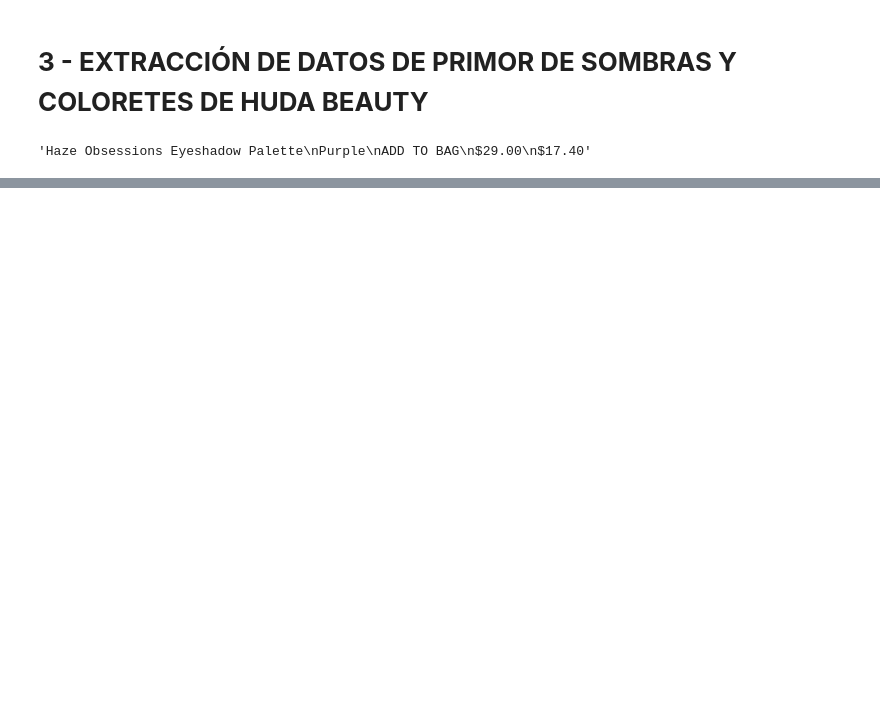
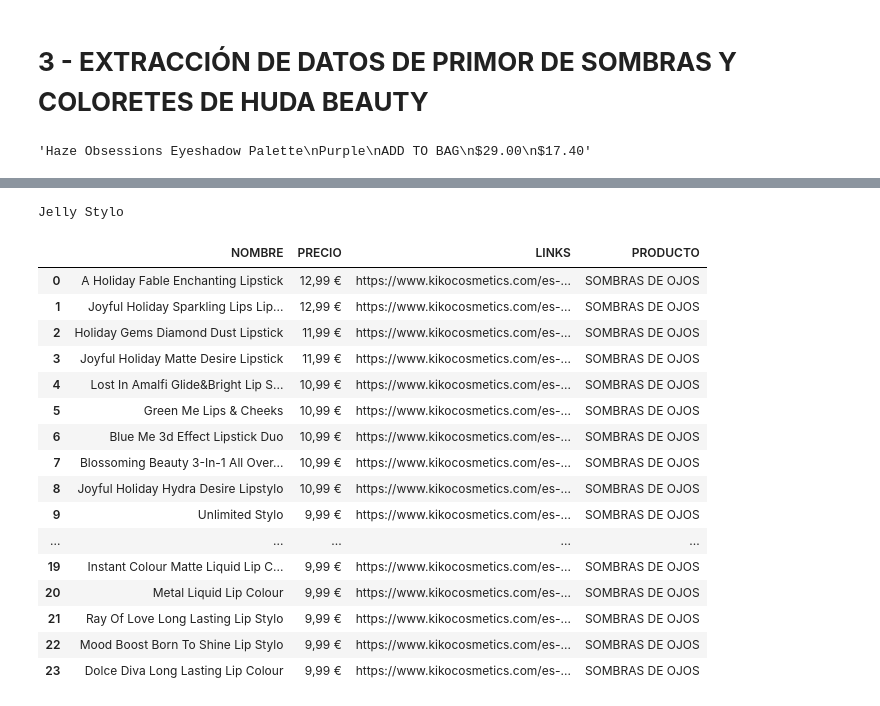
Before and after one commit to rciomoreno/PROYECTO-FINAL-IRONHACK, a Jupyter notebook: SCRAPPING DATOS PRODUCTOS.ipynb, the cells around one changed output, grey strips where cells are left out. Cells and saved outputs as stored; diff of their text form; code cells hidden in the pictures; blank space fills up the shorter version.

```diff
--- a/SCRAPPING DATOS PRODUCTOS.ipynb
+++ b/SCRAPPING DATOS PRODUCTOS.ipynb
@@ -552,0 +658,10 @@ labios_ud
+# %%
+link2 =  driver.find_elements(By.PARTIAL_LINK_TEXT, 'Unlimited')
+link3 =  driver.find_elements(By.PARTIAL_LINK_TEXT, 'Stick')
+link4 = driver.find_elements(By.PARTIAL_LINK_TEXT, 'Pearly')
+link5 = driver.find_elements(By.PARTIAL_LINK_TEXT, 'Jelly')
+# %%
+for e in link5:
+    print(e.text)
+# %% [output]
+Jelly Stylo
@@ -552,0 +733,24 @@ labios_ud
+# %%
+URL = 'https://www.kikocosmetics.com/es-es/maquillaje/labios.html'
+# %%
+labios_kiko = extraer(URL)
+# %%
+labios_kiko
+# %% [output]
+|  | NOMBRE | PRECIO | LINKS | PRODUCTO |
+| 0 | A Holiday Fable Enchanting Lipstick | 12,99 € | https://www.kikocosmetics.com/es-... | SOMBRAS DE OJOS |
+| 1 | Joyful Holiday Sparkling Lips Lip... | 12,99 € | https://www.kikocosmetics.com/es-... | SOMBRAS DE OJOS |
+| 2 | Holiday Gems Diamond Dust Lipstick | 11,99 € | https://www.kikocosmetics.com/es-... | SOMBRAS DE OJOS |
+| 3 | Joyful Holiday Matte Desire Lipstick | 11,99 € | https://www.kikocosmetics.com/es-... | SOMBRAS DE OJOS |
+| 4 | Lost In Amalfi Glide&Bright Lip S... | 10,99 € | https://www.kikocosmetics.com/es-... | SOMBRAS DE OJOS |
+| 5 | Green Me Lips & Cheeks | 10,99 € | https://www.kikocosmetics.com/es-... | SOMBRAS DE OJOS |
+| 6 | Blue Me 3d Effect Lipstick Duo | 10,99 € | https://www.kikocosmetics.com/es-... | SOMBRAS DE OJOS |
+| 7 | Blossoming Beauty 3-In-1 All Over... | 10,99 € | https://www.kikocosmetics.com/es-... | SOMBRAS DE OJOS |
+| 8 | Joyful Holiday Hydra Desire Lipstylo | 10,99 € | https://www.kikocosmetics.com/es-... | SOMBRAS DE OJOS |
+| 9 | Unlimited Stylo | 9,99 € | https://www.kikocosmetics.com/es-... | SOMBRAS DE OJOS |
+| ... | ... | ... | ... | ... |
+| 19 | Instant Colour Matte Liquid Lip C... | 9,99 € | https://www.kikocosmetics.com/es-... | SOMBRAS DE OJOS |
+| 20 | Metal Liquid Lip Colour | 9,99 € | https://www.kikocosmetics.com/es-... | SOMBRAS DE OJOS |
+| 21 | Ray Of Love Long Lasting Lip Stylo | 9,99 € | https://www.kikocosmetics.com/es-... | SOMBRAS DE OJOS |
+| 22 | Mood Boost Born To Shine Lip Stylo | 9,99 € | https://www.kikocosmetics.com/es-... | SOMBRAS DE OJOS |
+| 23 | Dolce Diva Long Lasting Lip Colour | 9,99 € | https://www.kikocosmetics.com/es-... | SOMBRAS DE OJOS |
```
Also changed, not shown: parts of 12 cells of this notebook.
